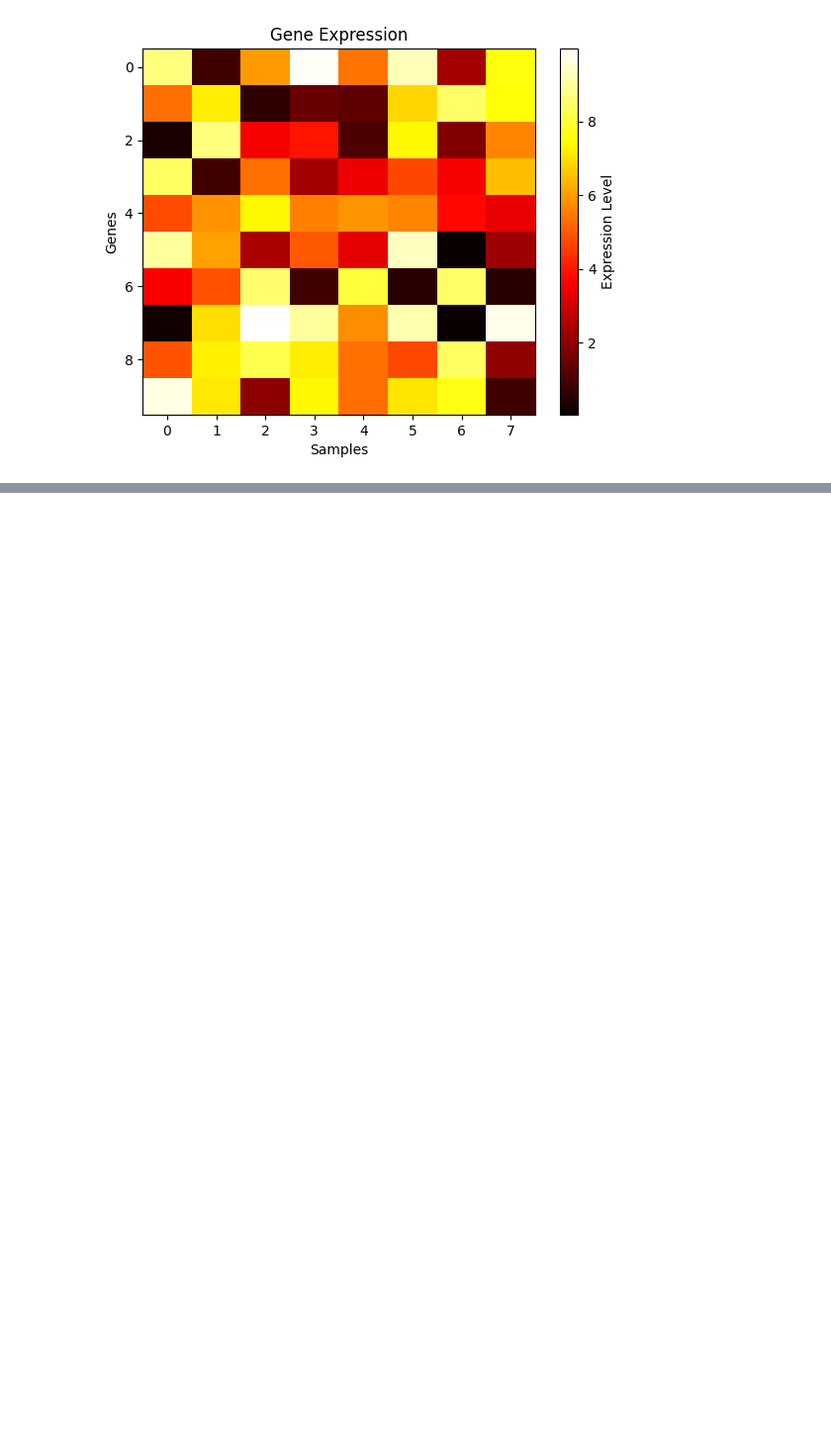
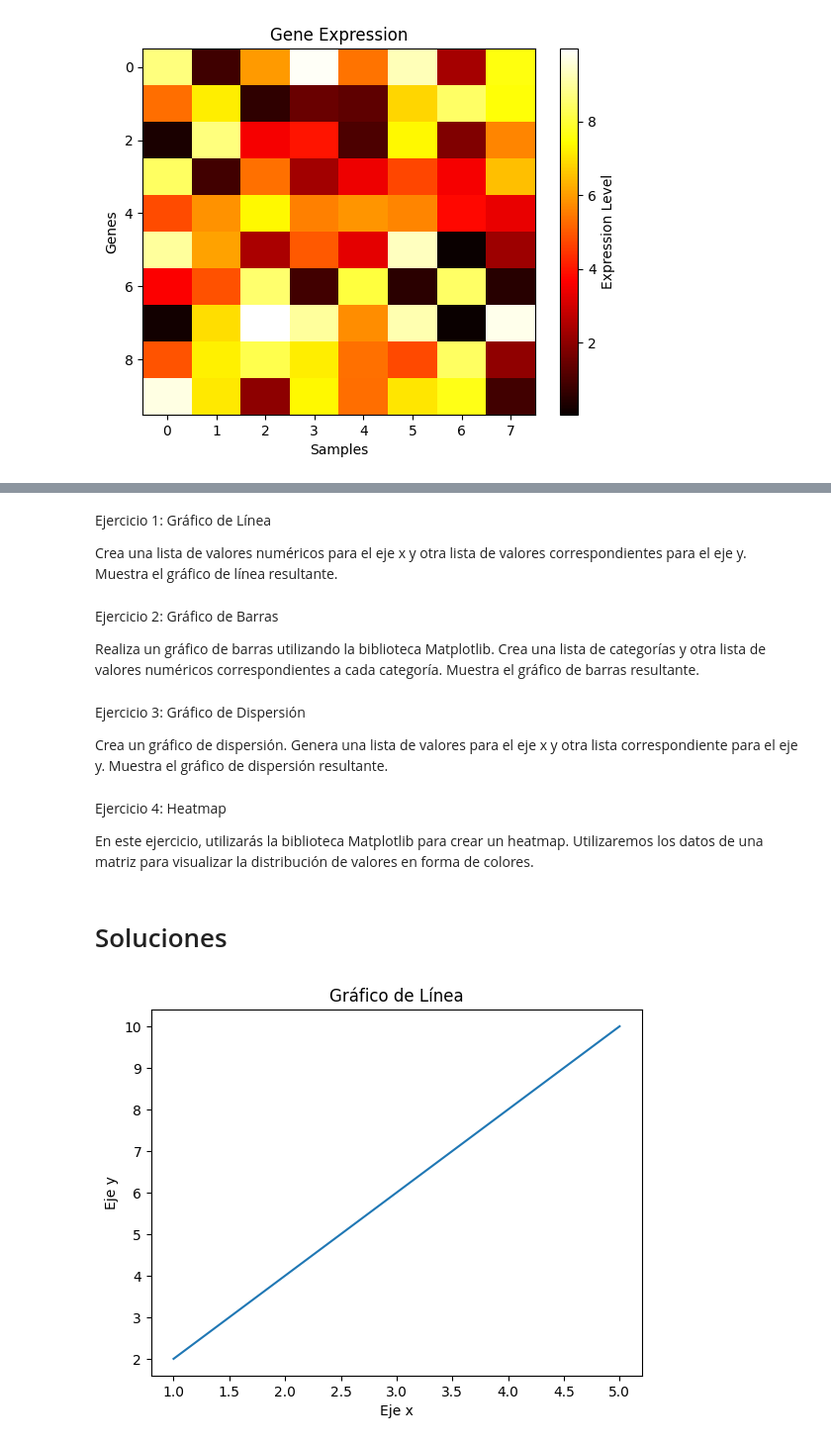
Before and after one commit to Jorge-LGH/Learn_Python, a Jupyter notebook: Matplotlib.ipynb, the cells around one changed output, grey strips where cells are left out. Shown at 99% size. Saved outputs shown, nothing was run; the diff lists cells and outputs as text; code cells hidden in the pictures; blank space fills up the shorter version.

```diff
--- a/Matplotlib.ipynb
+++ b/Matplotlib.ipynb
@@ -425,0 +428,29 @@ plt.show()
+# %% [markdown]
+Ejercicio 1: Gráfico de Línea
+
+Crea una lista de valores numéricos para el eje x y otra lista de valores correspondientes para el eje y. Muestra el gráfico de línea resultante.
+# %% [markdown]
+Ejercicio 2: Gráfico de Barras
+
+Realiza un gráfico de barras utilizando la biblioteca Matplotlib. Crea una lista de categorías y otra lista de valores numéricos correspondientes a cada categoría. Muestra el gráfico de barras resultante.
+# %% [markdown]
+Ejercicio 3: Gráfico de Dispersión
+
+Crea un gráfico de dispersión. Genera una lista de valores para el eje x y otra lista correspondiente para el eje y. Muestra el gráfico de dispersión resultante.
+# %% [markdown]
+Ejercicio 4: Heatmap
+
+En este ejercicio, utilizarás la biblioteca Matplotlib para crear un heatmap. Utilizaremos los datos de una matriz para visualizar la distribución de valores en forma de colores.
+# %% [markdown]
+# Soluciones
+# %%
+x = [1, 2, 3, 4, 5]
+y = [2, 4, 6, 8, 10]
+
+plt.plot(x, y)
+plt.xlabel('Eje x')
+plt.ylabel('Eje y')
+plt.title('Gráfico de Línea')
+plt.show()
+# %% [output]
+[figure, added]
```
Also changed, not shown: parts of 4 cells of this notebook.
